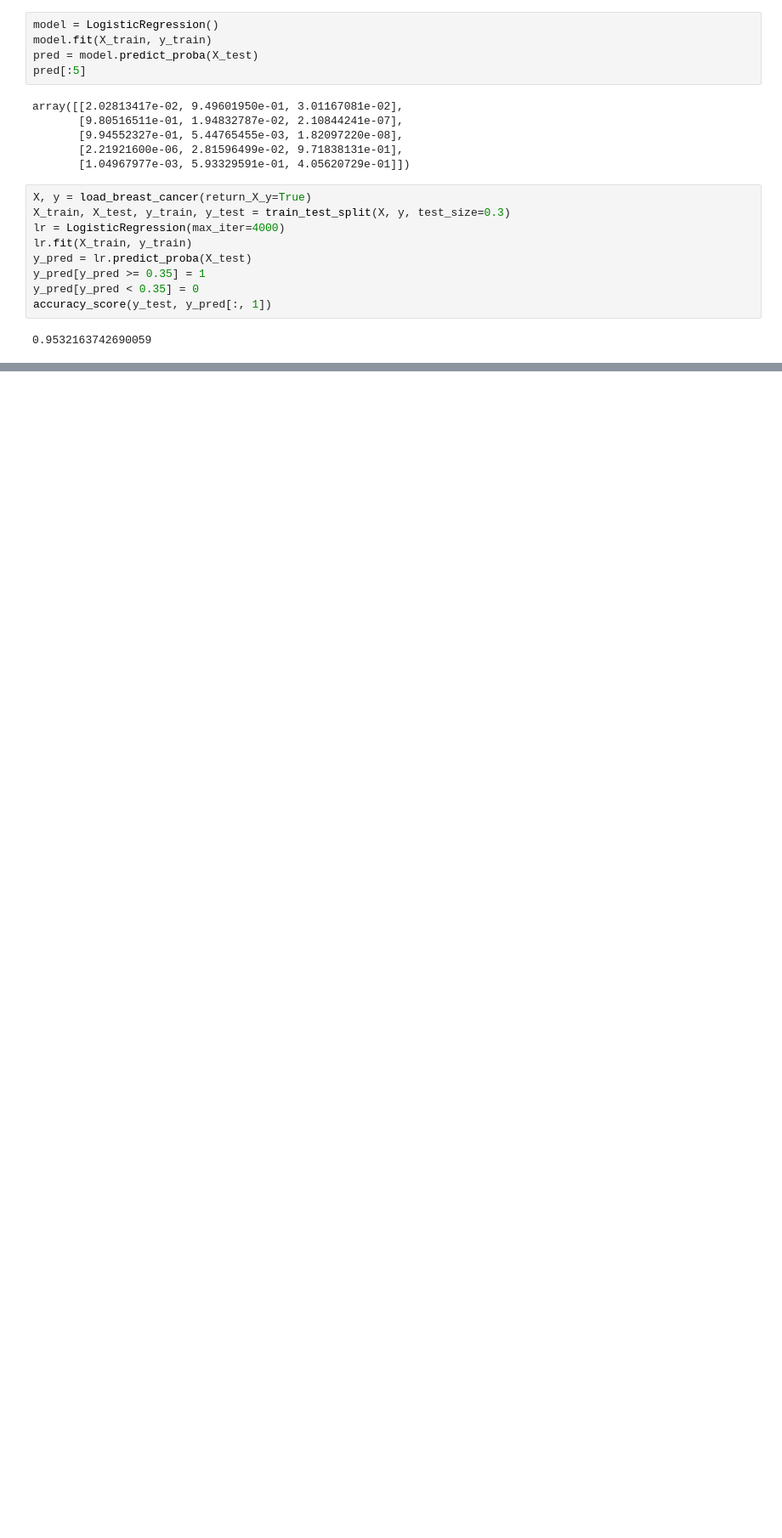
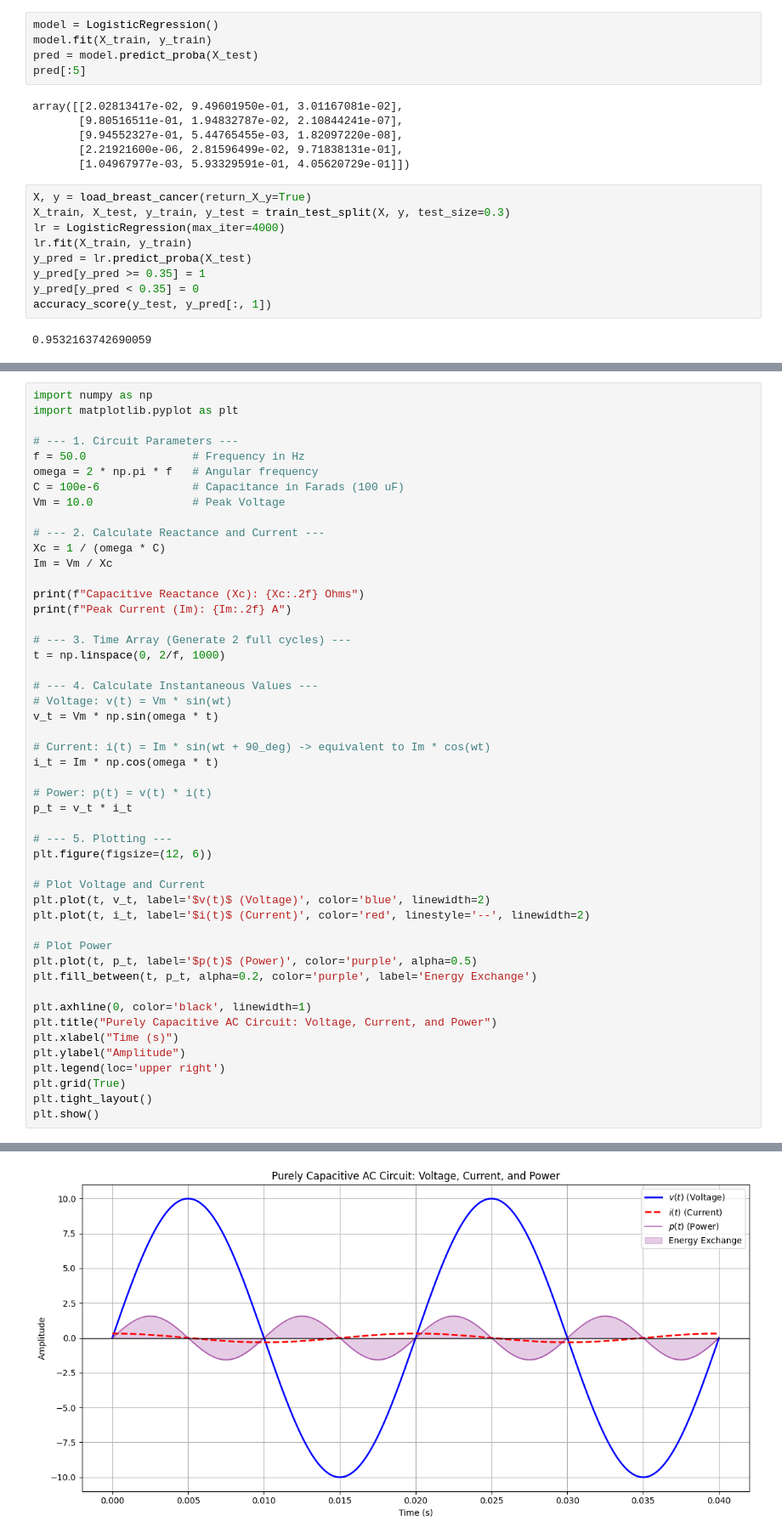
Before and after one commit to Lampard7crypt/Data-Science-Python, a Jupyter notebook: new.ipynb, the cells around one changed output, grey strips where cells are left out. Shown at 85% size. Cells and saved outputs as stored; diff of their text form; blank space fills up the shorter version.

```diff
--- a/new.ipynb
+++ b/new.ipynb
@@ -477,0 +603,50 @@ accuracy_score(y_test, y_pred[:, 1])
+# %%
+import numpy as np
+import matplotlib.pyplot as plt
+
+# --- 1. Circuit Parameters ---
+f = 50.0                # Frequency in Hz
+omega = 2 * np.pi * f   # Angular frequency
+C = 100e-6              # Capacitance in Farads (100 uF)
+Vm = 10.0               # Peak Voltage
+
+# --- 2. Calculate Reactance and Current ---
+Xc = 1 / (omega * C)
+Im = Vm / Xc
+
+print(f"Capacitive Reactance (Xc): {Xc:.2f} Ohms")
+print(f"Peak Current (Im): {Im:.2f} A")
+
+# --- 3. Time Array (Generate 2 full cycles) ---
+t = np.linspace(0, 2/f, 1000)
+
+# --- 4. Calculate Instantaneous Values ---
+# Voltage: v(t) = Vm * sin(wt)
+v_t = Vm * np.sin(omega * t)
+
+# Current: i(t) = Im * sin(wt + 90_deg) -> equivalent to Im * cos(wt)
+i_t = Im * np.cos(omega * t)
+
+# Power: p(t) = v(t) * i(t)
+p_t = v_t * i_t
+
+# --- 5. Plotting ---
+plt.figure(figsize=(12, 6))
+
+# Plot Voltage and Current
+plt.plot(t, v_t, label='$v(t)$ (Voltage)', color='blue', linewidth=2)
+plt.plot(t, i_t, label='$i(t)$ (Current)', color='red', linestyle='--', linewidth=2)
+
+# Plot Power
+plt.plot(t, p_t, label='$p(t)$ (Power)', color='purple', alpha=0.5)
+plt.fill_between(t, p_t, alpha=0.2, color='purple', label='Energy Exchange')
+
+plt.axhline(0, color='black', linewidth=1)
+plt.title("Purely Capacitive AC Circuit: Voltage, Current, and Power")
+plt.xlabel("Time (s)")
+plt.ylabel("Amplitude")
+plt.legend(loc='upper right')
+plt.grid(True)
+plt.tight_layout()
+plt.show()
+# %% [output]
@@ -477,0 +655 @@ accuracy_score(y_test, y_pred[:, 1])
+[figure, added]
```
Also changed, not shown: parts of 3 cells of this notebook.
